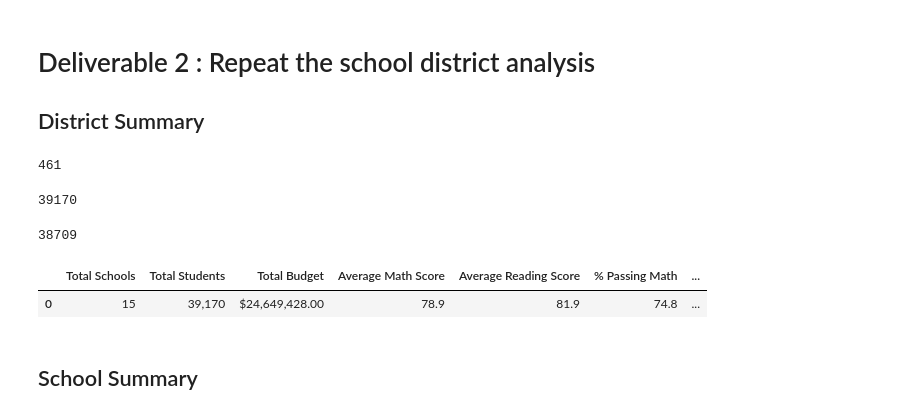
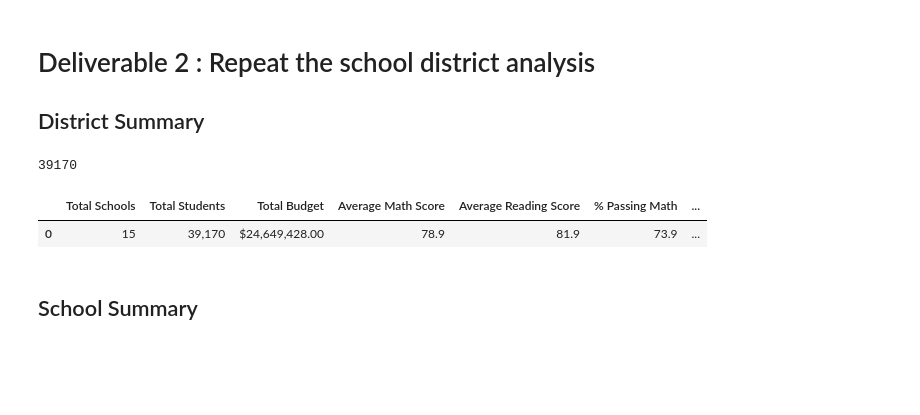
Before and after one commit to luperrin/04-PyCitySchools-lukeperrin, a Jupyter notebook: PyCitySchools_Challenge_with-THS-9th-graders.ipynb, the cells around one changed output. Drawn from its saved outputs; the diff is of its cells as text; code cells hidden in the pictures; blank space fills up the shorter version.

```diff
--- a/PyCitySchools_Challenge.ipynb
+++ b/PyCitySchools_Challenge_with-THS-9th-graders.ipynb
@@ -67,7 +67,7 @@ dtype: int64
 ## District Summary
 # %%
 # Combine the data into a single dataset
-school_data_complete_df = pd.merge(student_data_df, school_data_df, how="left", on=["school_name", "school_name"])
+school_data_complete_df = pd.merge(school_data_complete_df, school_data_df, how="left", on=["school_name", "school_name"])
 school_data_complete_df.head()
 # Calculate the Totals (Schools and Students)
 school_count = len(school_data_complete_df["school_name"].unique())
@@ -82,10 +82,8 @@ average_math_score = school_data_complete_df["math_score"].mean()
 # %%
 # Step 1. Get the number of students that are in ninth grade at Thomas High School.
 # These students have no grades.
-THS_9thgraders_count = school_data_complete_df['Student ID'].notnull().sum() - school_data_complete_df['math_score'].notnull().sum()
-THS_9thgraders_count
+# THS_9thgraders_count = school_data_complete_df['Student ID'].notnull().sum() - school_data_complete_df['math_score'].notnull().sum()
+# THS_9thgraders_count
-# %% [output]
-461
 # %%
 # Get the total student count
 student_count
@@ -94,10 +92,8 @@ student_count
 # %%
 # Step 2. Subtract the number of students that are in ninth grade at
 # Thomas High School from the total student count to get the new total student count.
-new_student_count = student_count - THS_9thgraders_count
-new_student_count
+# student_count = student_count - THS_9thgraders_count
+# student_count
-# %% [output]
-38709
 # %%
 # Calculate the passing rates using the "clean_student_data".
 passing_math_count = school_data_complete_df[(school_data_complete_df["math_score"] >= 70)].count()["student_name"]
@@ -105,8 +101,8 @@ passing_reading_count = school_data_complete_df[(school_data_complete_df["readin
     "student_name"]
 
 # Step 3. Calculate the passing percentages with the new total student count.
-passing_math_THS_non9thgraders_percent = (passing_math_count/new_student_count)*100
-passing_reading_THS_non9thgraders_percent = (passing_reading_count/new_student_count)*100
+passing_math_THS_percent = (passing_math_count/student_count)*100
+passing_reading_THS_percent = (passing_reading_count/student_count)*100
 
 # Calculate the students who passed both reading and math.
 passing_math_reading = school_data_complete_df[(school_data_complete_df["math_score"] >= 70) & (school_data_complete_df["reading_score"] >= 70)]
@@ -114,38 +110,38 @@ passing_math_reading = school_data_complete_df[(school_data_complete_df["math_sc
 # Calculate the number of students that passed both reading and math.
 overall_passing_math_reading_count = passing_math_reading["student_name"].count()
 
 # Step 4.Calculate the overall passing percentage with new total student count.
-overall_passing_THS_non9thgraders_percent = (overall_passing_math_reading_count/new_student_count)*100
+overall_passing_THS_percent = (overall_passing_math_reading_count/student_count)*100
 
 # Create a DataFrame
 new_district_summary_df = pd.DataFrame(
     [{"Total Schools": school_count,
       "Total Students": student_count,
       "Total Budget": total_budget,
       "Average Math Score": average_math_score,
       "Average Reading Score": average_reading_score,
-      "% Passing Math": passing_math_THS_non9thgraders_percent,
-      "% Passing Reading": passing_reading_THS_non9thgraders_percent,
-      "% Overall Passing": overall_passing_THS_non9thgraders_percent}])
+      "% Passing Math": passing_math_THS_percent,
+      "% Passing Reading": passing_reading_THS_percent,
+      "% Overall Passing": overall_passing_THS_percent}])
 
 # Format the "Total Students" to have the comma for a thousands separator.
 new_district_summary_df["Total Students"] = new_district_summary_df["Total Students"].map("{:,}".format)
 
 # Format the "Total Budget" to have the comma for a thousands separator, a decimal separator and a "$".
 new_district_summary_df["Total Budget"] = new_district_summary_df["Total Budget"].map("${:,.2f}".format)
 
 # Format the columns.
 new_district_summary_df["Average Math Score"] = new_district_summary_df["Average Math Score"].map("{:.1f}".format)
 new_district_summary_df["Average Reading Score"] = new_district_summary_df["Average Reading Score"].map("{:.1f}".format)
 new_district_summary_df["% Passing Math"] = new_district_summary_df["% Passing Math"].map("{:.1f}".format)
 new_district_summary_df["% Passing Reading"] = new_district_summary_df["% Passing Reading"].map("{:.1f}".format)
 new_district_summary_df["% Overall Passing"] = new_district_summary_df["% Overall Passing"].map("{:.1f}".format)
 
 # Display the data frame
 new_district_summary_df
 # %% [output]
 |  | Total Schools | Total Students | Total Budget | Average Math Score | Average Reading Score | % Passing Math | ... |
-| 0 | 15 | 39,170 | $24,649,428.00 | 78.9 | 81.9 | 74.8 | ... |
+| 0 | 15 | 39,170 | $24,649,428.00 | 78.9 | 81.9 | 73.9 | ... |
 # %% [markdown]
 ##  School Summary
 # %%
```
Also changed, not shown: parts of 9 cells of this notebook, 1 other file.
